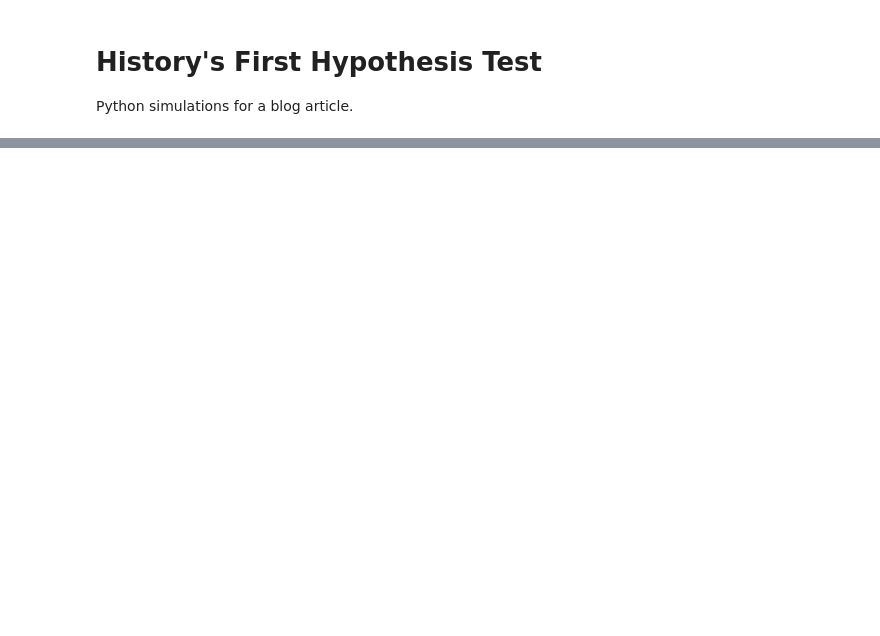
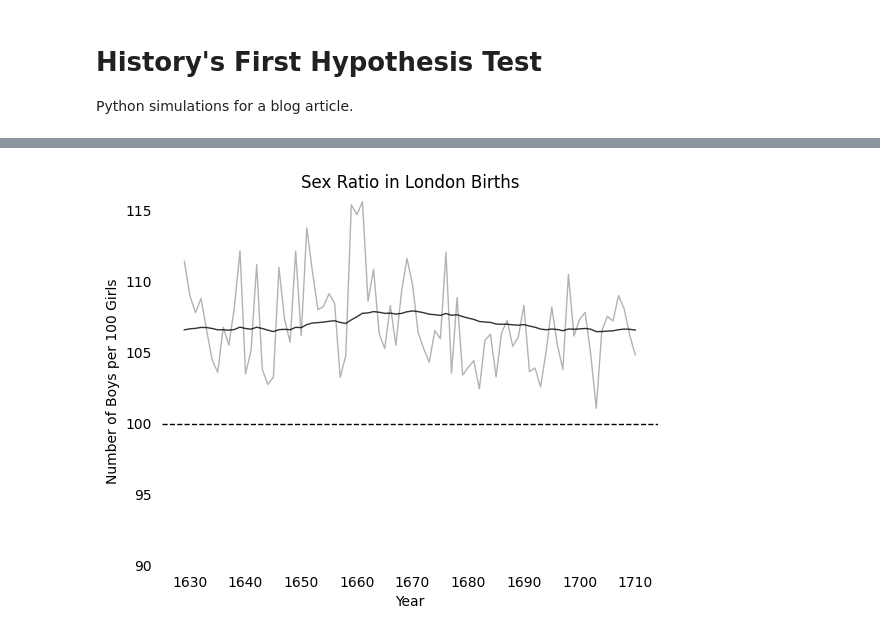
Before and after one commit to andreoniriccardo/articles, a Jupyter notebook: history-first-hypothesis-test/History First Hypothesis Test.ipynb, the cells around one changed output, grey strips where cells are left out. Cells and saved outputs as stored; diff of their text form; code cells hidden in the pictures; blank space fills up the shorter version.

```diff
--- a/history-first-hypothesis-test/History First Hypothesis Test.ipynb
+++ b/history-first-hypothesis-test/History First Hypothesis Test.ipynb
@@ -43,0 +62,24 @@ ax.yaxis.set_ticks_position('none')
+# %%
+alpha = 0.03  # Smoothing factor (0 < alpha < 1)
+moving_avg = [df['boys_per_100_girls'][4]]
+for i in range(1, len(df['boys_per_100_girls'])):
+    moving_avg.append(alpha * df['boys_per_100_girls'][i] + (1 - alpha) * moving_avg[-1])
+
+fig, ax = plt.subplots()
+ax.plot(df['year'], df['boys_per_100_girls'], linewidth=1, color='k', alpha=.3)
+ax.plot(df['year'], moving_avg, linewidth=1, color='k', alpha=.8)
+plt.axhline(y = 100, color = 'k',  linewidth=1, linestyle = '--')
+plt.title('Sex Ratio in London Births')
+plt.xlabel('Year')
+plt.ylabel('Number of Boys per 100 Girls')
+ax.spines['top'].set_visible(False)
+ax.spines['bottom'].set_visible(False)
+ax.spines['right'].set_visible(False)
+ax.spines['left'].set_visible(False)
+ax.xaxis.set_ticks_position('none')
+ax.yaxis.set_ticks_position('none')
+ax.set_ylim([90,116])
+
+plt.savefig('sex-ratio-over-years.png')
+# %% [output]
+[figure, added]
```
Also changed, not shown: parts of 6 cells of this notebook, 2 other files.
